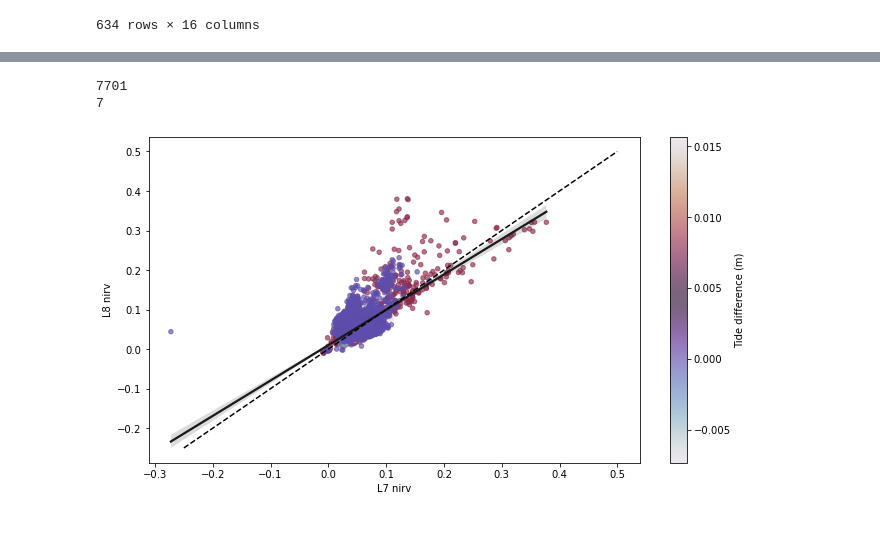
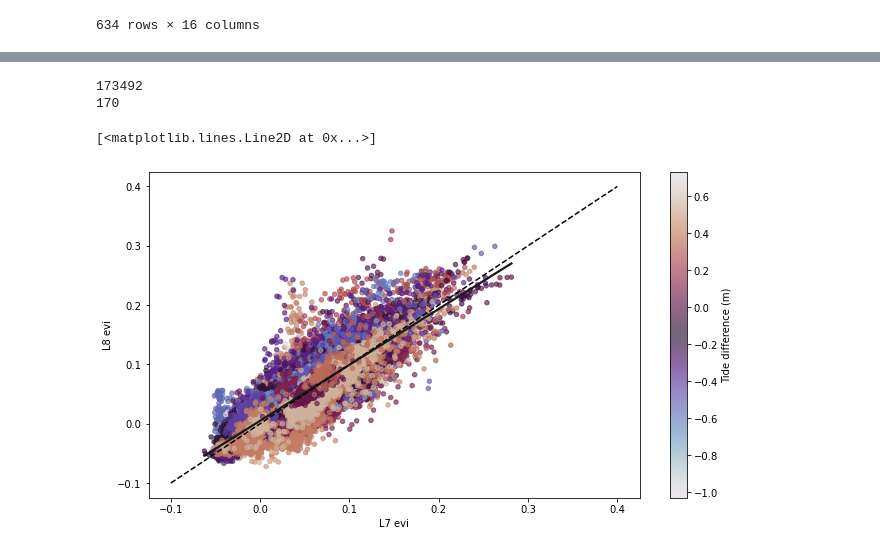
Before and after one commit to asajulien/PhD, a Jupyter notebook: Jupyter/Flats work/FLATS pairs and plots.ipynb, the cells around one changed output, grey strips where cells are left out. Drawn from its saved outputs; the diff is of its cells as text; code cells hidden in the pictures.

```diff
--- a/Jupyter/Flats work/FLATS pairs and plots.ipynb
+++ b/Jupyter/Flats work/FLATS pairs and plots.ipynb
@@ -203,8 +203,12 @@ df1['Tide_B'] = df1['Date_B'].map(dictide).astype(float)
 df1 = df1[df1['Tide_A'].notna() & df1['Tide_B'].notna()]
 df1['Tide_diff'] = df1['Tide_B'] - df1['Tide_A']
 
-df1['Tidestatus_A'] = np.where(df1['Tide_A'] >= 0.75, 'Flood', 'Dry') #Crude way of doing this. Maybe flood, mid, dry?
-df1['Tidestatus_B'] = np.where(df1['Tide_B'] >= 0.75, 'Flood', 'Dry')
+conditions_A = [ df1['Tide_A'] >= 0.9, (df1['Tide_A'] < 0.9) & (df1['Tide_A']> -1.1), df1['Tide_A'] <= -1.1 ]
+conditions_B = [ df1['Tide_B'] >= 0.9, (df1['Tide_B'] < 0.9) & (df1['Tide_B']> -1.1), df1['Tide_B'] <= -1.1 ]
+choices = [ "Flood", 'Mid', 'Ebb' ]
+
+df1['Tidestatus_A'] = np.select(conditions_A, choices, default=np.nan)
+df1['Tidestatus_B'] = np.select(conditions_B, choices, default=np.nan)
 
 df1
 # %% [output]
@@ -307,23 +387,40 @@ calibr_78 = pd.concat(calibr2) #171 unique pairs
 # %%
 calibr_78 = pd.concat(calibr2)
 
 # calibr_78 = calibr_78[calibr_78['ndwi'].between(-2, 2) & calibr_78['ndwi_1'].between(-2, 2)] #just getting rid of the outliers
-calibr_78 = calibr_78[calibr_78['tidedifference'].between(-0.02, 0.02)]
+# calibr_78 = calibr_78[calibr_78['evi'].between(-1, 1)] #just getting rid of the outliers
+# calibr_78 = calibr_78[calibr_78['tidedifference'].between(-0.02, 0.02)]
+calibr_78 = calibr_78[calibr_78['tidedifference'] != 0] #removing weird values - recalculate coefficients
 
 fig, ax = plt.subplots()
 fig.set_size_inches(11, 6)
 
-points = plt.scatter(data = calibr_78, x = 'nirv', y='nirv_1',
+points = plt.scatter(data = calibr_78, x = 'evi', y='evi_1',
                      c="tidedifference", s=20, cmap="twilight", alpha=0.65)
 plt.colorbar(points, label = 'Tide difference (m)')
-sns.regplot(x='nirv', y="nirv_1", data=calibr_78, scatter=False, color=".1").set(xlabel='L7 nirv', ylabel='L8 nirv')
+sns.regplot(x='evi', y="evi_1", data=calibr_78, scatter=False, color=".1").set(xlabel='L7 evi', ylabel='L8 evi')
 
-plt.plot([-0.25, 0.5], [-0.25, 0.5], 'k--')
+# plt.plot([-0.25, 0.5], [-0.25, 0.5], 'k--')
 
 # display(calibr_78)
 print(len(calibr_78))
 print(len(calibr_78['tidedifference'].unique()))
+# print(calibr_78['tidedifference'].unique()) ##LOOKING FOR STRANGE PAIR
+
+#Calibrated l8 variables:
+
+# calibr_78['L8evi_cal'] = 0.774*calibr_78[['evi_1']] + 0.0086
+# calibr_78['L8ndwi_cal'] = 0.841*calibr_78[['ndwi_1']] - 0.0019
+
+# points = plt.scatter(data = calibr_78, x = 'evi', y='L8evi_cal',
+#                      c="tidedifference", s=20, cmap="twilight", alpha=0.65)
+# plt.colorbar(points, label = 'Tide difference (m)')
+# sns.regplot(x='evi', y="L8evi_cal", data=calibr_78, scatter=False, color=".1").set(xlabel='L7 evi', ylabel='Calibrated L8 evi')
+
+# g.set_axis_labels("L8 ndwi", "L9 ndwi")
+plt.plot([-0.1, 0.4], [-0.1, 0.4], 'k--')
 # %% [output]
-7701
-7
+173492
+170
+[<matplotlib.lines.Line2D at 0x...>]
-[figure, old version]
+[figure, new version]
```
Also changed, not shown: parts of 7 cells of this notebook, 3 other files.
